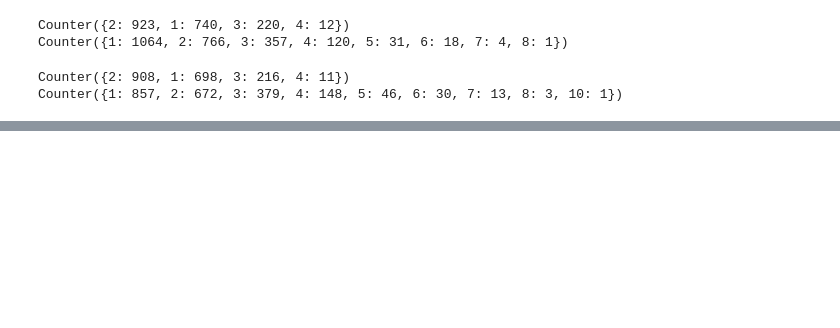
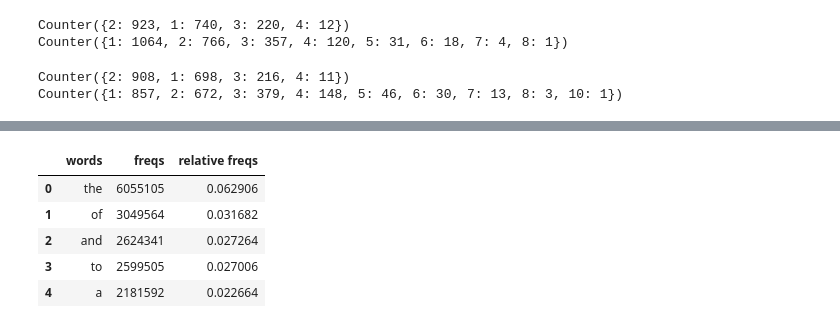
Before and after one commit to honghanhh/terminology-extraction, a Jupyter notebook: results/rules/Postprocessing predictions by rules.ipynb, the cells around one changed output, grey strips where cells are left out. Saved outputs shown, nothing was run; the diff lists cells and outputs as text; code cells hidden in the pictures; blank space fills up the shorter version.

```diff
--- a/results/rules/Postprocessing predictions by rules.ipynb
+++ b/results/rules/Postprocessing predictions by rules.ipynb
@@ -1458,0 +1531,11 @@ Counter({1: 857, 2: 672, 3: 379, 4: 148, 5: 46, 6: 30, 7: 13, 8: 3, 10: 1})
+# %%
+bnc = pd.read_csv('BNC_transformed.txt', delimiter = '\t', header = None).rename(columns={1:'words', 0:'freqs'})[['words','freqs']]
+bnc['relative freqs'] = [x/bnc['freqs'].sum() for x in bnc['freqs']]
+bnc.head(5)
+# %% [output]
+|  | words | freqs | relative freqs |
+| 0 | the | 6055105 | 0.062906 |
+| 1 | of | 3049564 | 0.031682 |
+| 2 | and | 2624341 | 0.027264 |
+| 3 | to | 2599505 | 0.027006 |
+| 4 | a | 2181592 | 0.022664 |
```
Also changed, not shown: parts of 14 cells of this notebook, 3 other files.
